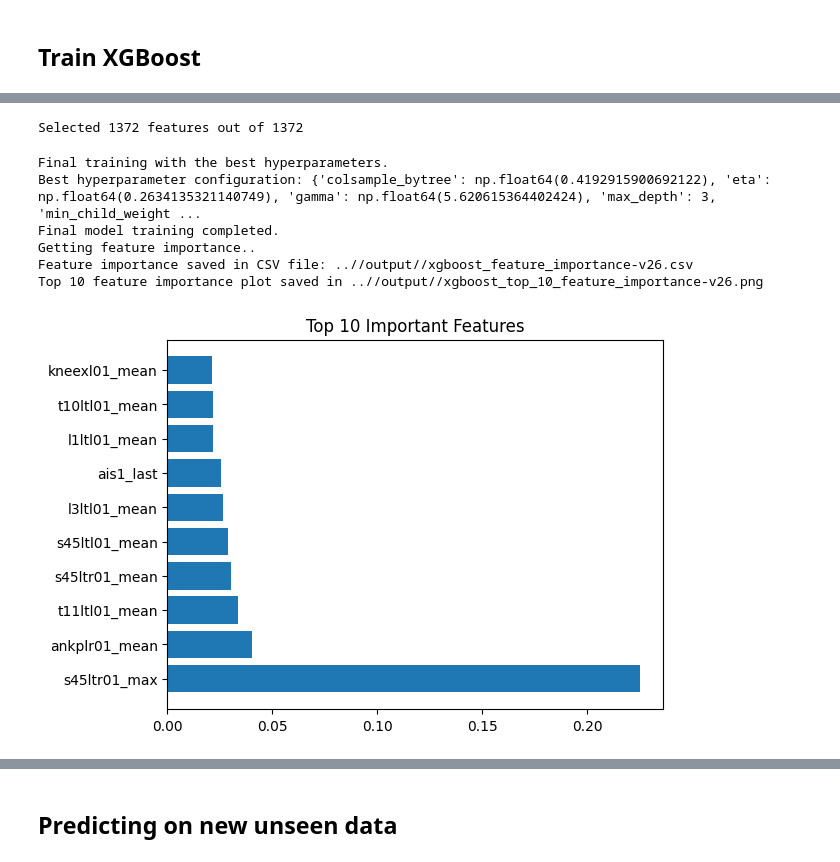
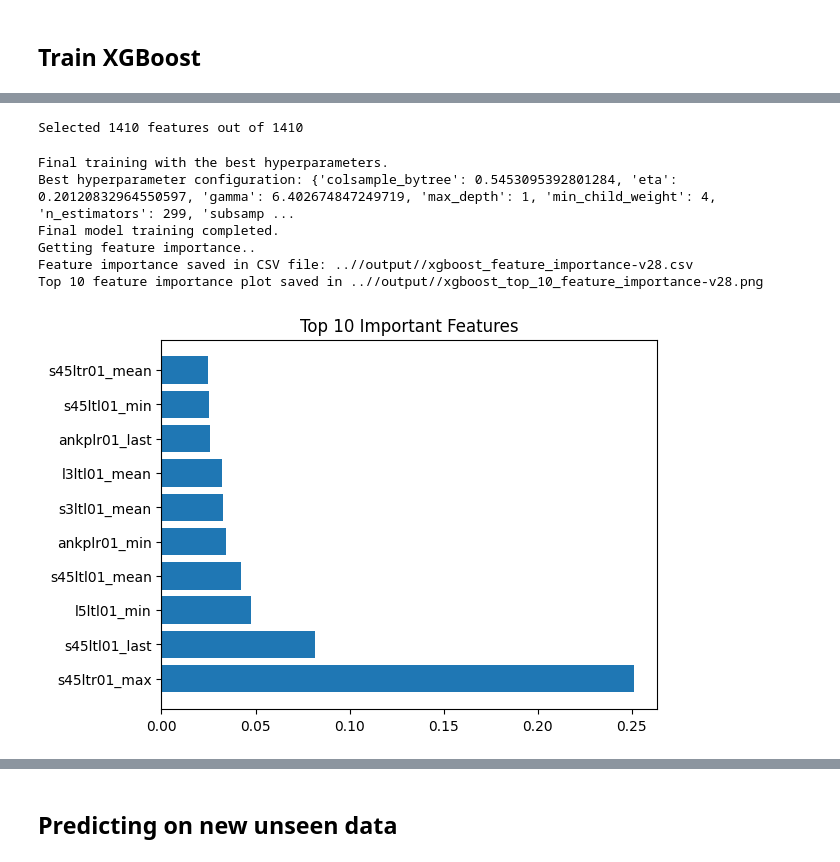
Before and after one commit to carrliitos/kaggle-ASIA_Functional_Track, a Jupyter notebook: notebooks/02_xgb.ipynb, the cells around one changed output, grey strips where cells are left out. Drawn from its saved outputs; the diff is of its cells as text; code cells hidden in the pictures.

Commit message:
version 28 using version 26's best parameters

```diff
--- a/notebooks/02_xgb.ipynb
+++ b/notebooks/02_xgb.ipynb
@@ -8,7 +8,7 @@ from xgboost import XGBClassifier, plot_importance
 from scipy import stats
 from scipy.stats import skew, kurtosis
 # %%
-VER = 26            # VERSION NAME FOR SAVED MODEL FILES
+VER = 28            # VERSION NAME FOR SAVED MODEL FILES
 SEED = 42           # TRAIN RANDOM SEED
 NAN_VALUE = -127    # FILL NAN VALUE - will fit in int8
 FOLDS = 5           # FOLDS PER MODEL
@@ -494,25 +524,35 @@ Best Parameters: {'colsample_bytree': np.float64(0.4192915900692122), 'eta': np.
+# %%
+best_params_v26 = {
+    "colsample_bytree": 0.5453095392801284,
+    "eta": 0.20120832964550597,
+    "gamma": 6.402674847249719,
+    "max_depth": 1,
+    "min_child_weight": 4,
+    "n_estimators": 299,
+    "subsample": 0.8549997869017043
+}
 # %%
 # Drop zero-importance features
-temp_model = XGBClassifier(**best_parameters, enable_categorical=True)
+temp_model = XGBClassifier(**best_params_v26, enable_categorical=True) # Using Version 26's best parameters
 temp_model.fit(x_train, y_train)
 x_train_reduced, selected_features = drop_zero_importance_features(temp_model, x_train)
 # %% [output]
-Selected 1372 features out of 1372
+Selected 1410 features out of 1410
 # %%
 final_model = train_xgboost_best(x_train_reduced,
                                  y_train,
-                                 best_params=best_parameters,
+                                 best_params=best_params_v26,
                                  ratio=ratio,
                                  save_drive=f"{project_dir}/output/",
                                  version=VER)
 # %% [output]
 Final training with the best hyperparameters.
-Best hyperparameter configuration: {'colsample_bytree': np.float64(0.4192915900692122), 'eta': np.float64(0.2634135321140749), 'gamma': np.float64(5.620615364402424), 'max_depth': 3, 'min_child_weight ...
+Best hyperparameter configuration: {'colsample_bytree': 0.5453095392801284, 'eta': 0.20120832964550597, 'gamma': 6.402674847249719, 'max_depth': 1, 'min_child_weight': 4, 'n_estimators': 299, 'subsamp ...
 Final model training completed.
 Getting feature importance..
-Feature importance saved in CSV file: ..//output//xgboost_feature_importance-v26.csv
-Top 10 feature importance plot saved in ..//output//xgboost_top_10_feature_importance-v26.png
+Feature importance saved in CSV file: ..//output//xgboost_feature_importance-v28.csv
+Top 10 feature importance plot saved in ..//output//xgboost_top_10_feature_importance-v28.png
-[figure, old version]
+[figure, new version]
 # %%
 export_model(model=final_model,
              model_name=f"XGBoost Model-V{VER}",
```
Also changed, not shown: parts of 7 cells of this notebook.
